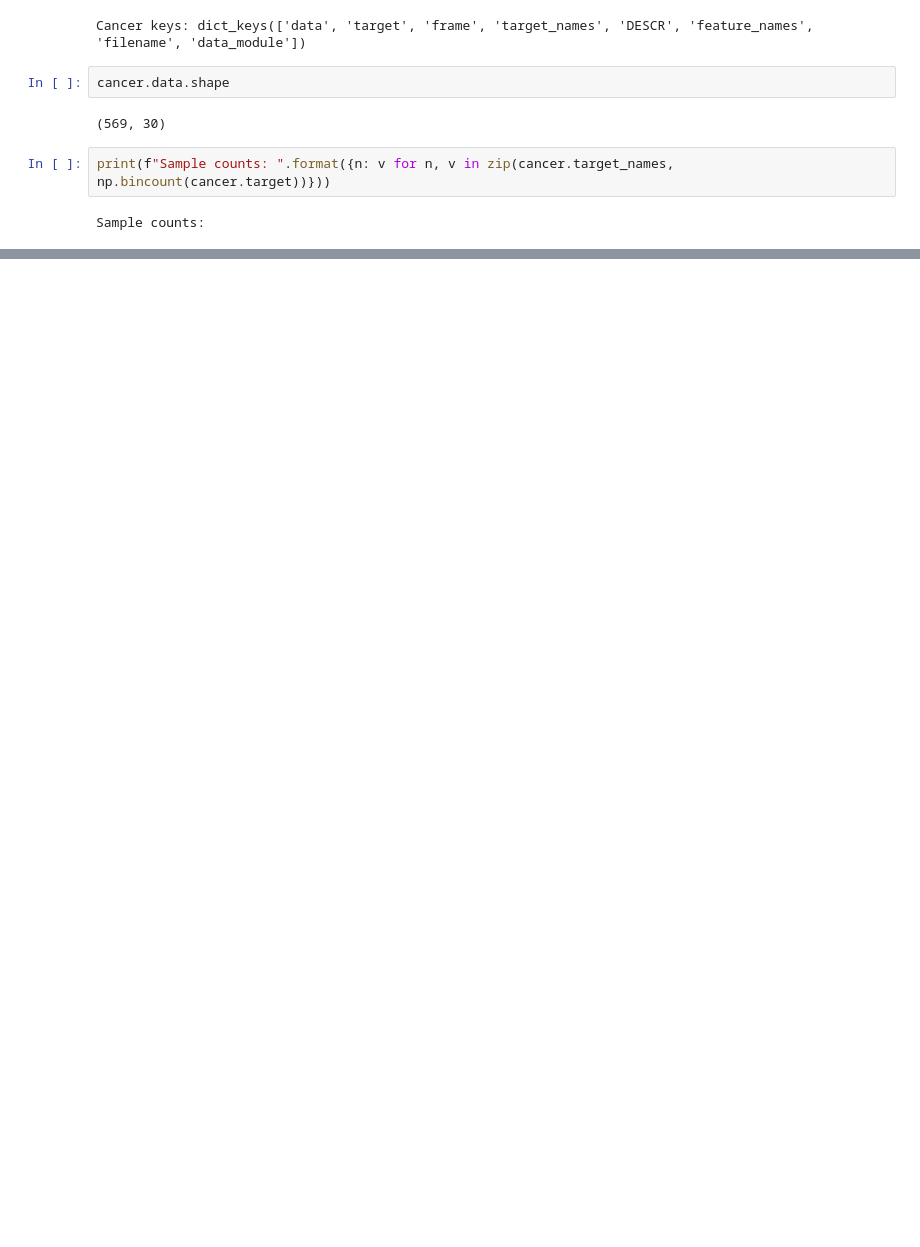
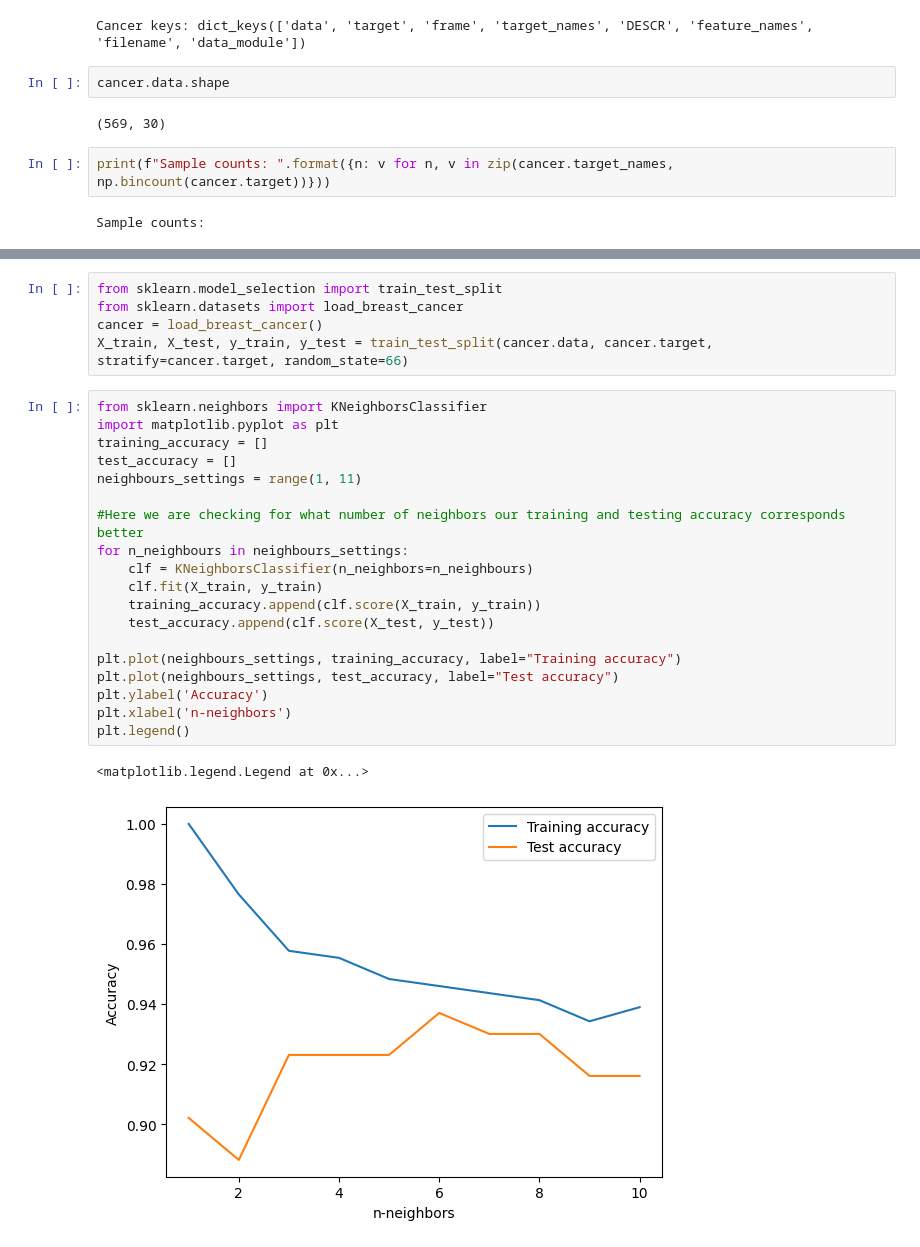
Before and after one commit to elfat-py/Laptop_price_ML_prediction, a Jupyter notebook: cancer.ipynb, the cells around one changed output, grey strips where cells are left out. Cells and saved outputs as stored; diff of their text form; blank space fills up the shorter version.

```diff
--- a/cancer.ipynb
+++ b/cancer.ipynb
@@ -15,0 +38,27 @@ Sample counts:
+# %%
+from sklearn.model_selection import train_test_split
+from sklearn.datasets import load_breast_cancer
+cancer = load_breast_cancer()
+X_train, X_test, y_train, y_test = train_test_split(cancer.data, cancer.target, stratify=cancer.target, random_state=66)
+# %%
+from sklearn.neighbors import KNeighborsClassifier
+import matplotlib.pyplot as plt
+training_accuracy = []
+test_accuracy = []
+neighbours_settings = range(1, 11)
+
+#Here we are checking for what number of neighbors our training and testing accuracy corresponds better
+for n_neighbours in neighbours_settings:
+    clf = KNeighborsClassifier(n_neighbors=n_neighbours)
+    clf.fit(X_train, y_train)
+    training_accuracy.append(clf.score(X_train, y_train))
+    test_accuracy.append(clf.score(X_test, y_test))
+
+plt.plot(neighbours_settings, training_accuracy, label="Training accuracy")
+plt.plot(neighbours_settings, test_accuracy, label="Test accuracy")
+plt.ylabel('Accuracy')
+plt.xlabel('n-neighbors')
+plt.legend()
+# %% [output]
+<matplotlib.legend.Legend at 0x...>
+[figure, added]
```
Also changed, not shown: parts of 3 cells of this notebook.
